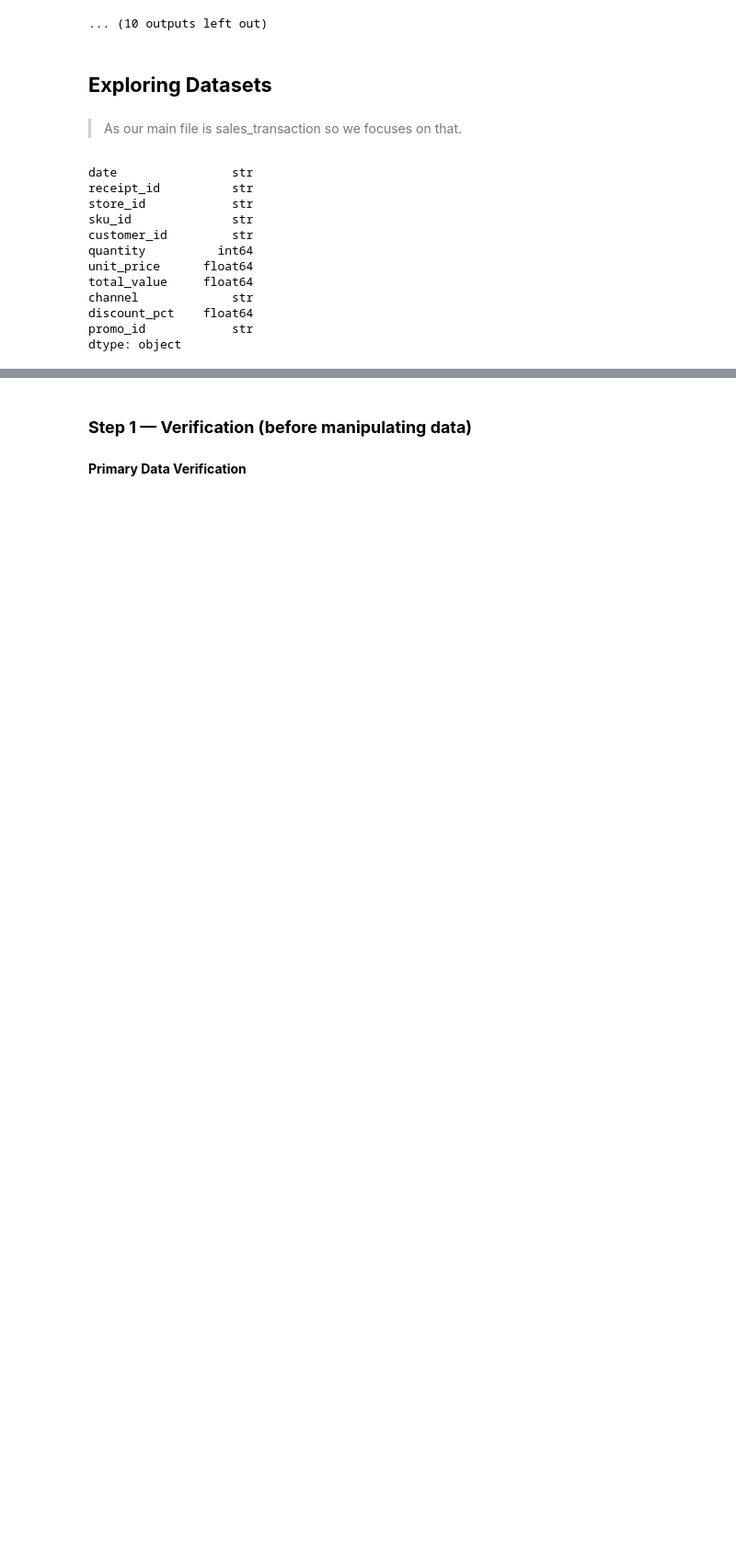
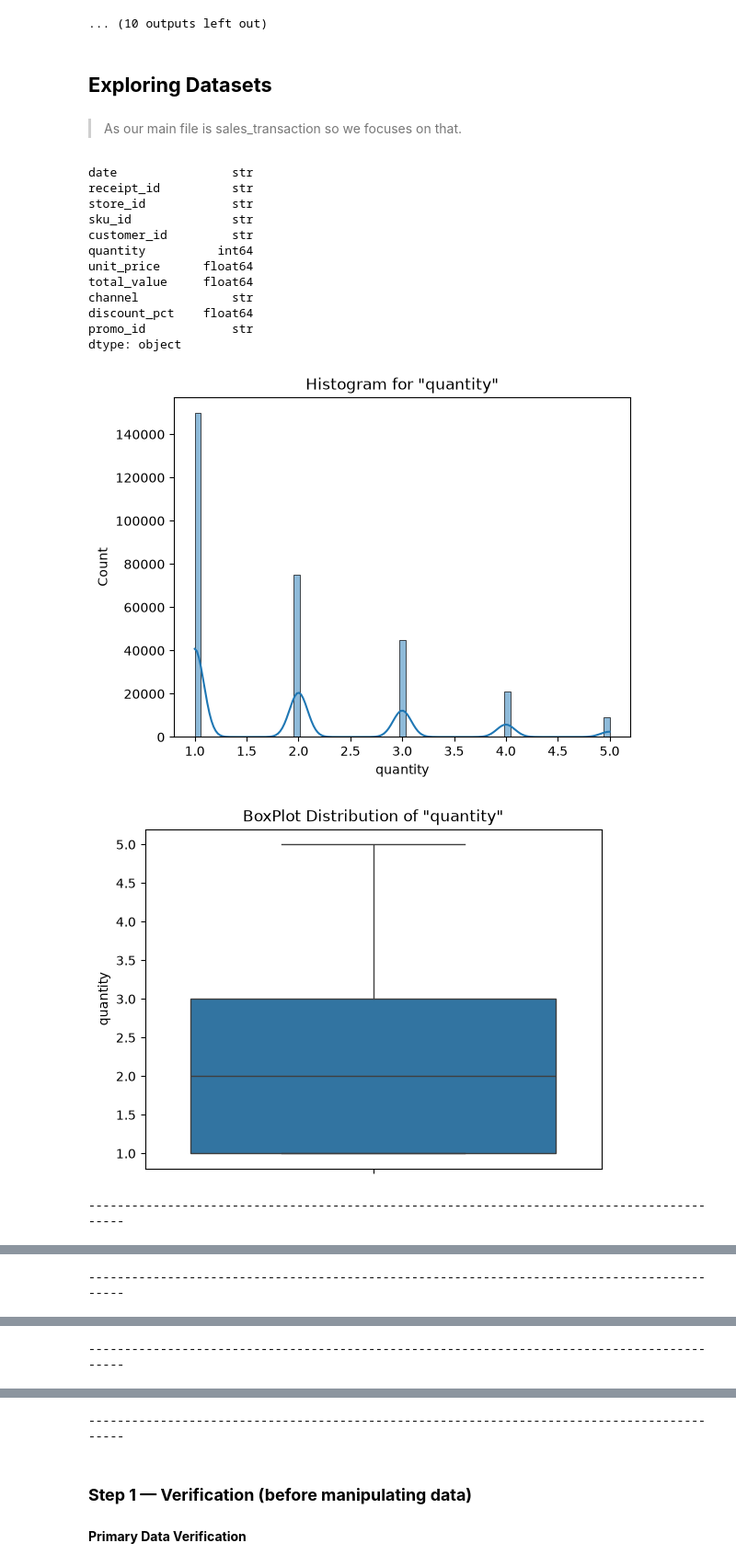
Before and after one commit to Rayyan-DevSpace/Zidio-Data-Science-Analytics-Internship, a Jupyter notebook: 01_EDA_&_Data_Preparation.ipynb, the cells around one changed output, grey strips where cells are left out. Shown at 92% size. Drawn from its saved outputs; the diff is of its cells as text; code cells hidden in the pictures; blank space fills up the shorter version.

```diff
--- a/01_EDA_&_Data_Preparation.ipynb
+++ b/01_EDA_&_Data_Preparation.ipynb
@@ -337,21 +337,27 @@ channel             str
 discount_pct    float64
 promo_id            str
 dtype: object
+# %%
+df_sales = df['sales_transactions'].iloc[:300000]
 # %%
 columns = ['quantity', 'unit_price', 'total_value', 'discount_pct']
 # %%
 for col in columns:
     # 1. Histogram
-    sns.histplot(data=df["sales_transactions"], x=col,kde=True)
-    plt.title(f"Log-Scaled Histogram for \"{col}\"")
+    sns.histplot(data=df_sales, x=col,kde=True)
+    plt.title(f"Histogram for \"{col}\"")
     plt.show()
 
     # 2. Boxplot
-    sns.boxplot(data=df["sales_transactions"], y=col)
+    sns.boxplot(data=df_sales, y=col)
     # plt.yscale("log")
-    plt.title(f"Log-Scaled BoxPlot Distribution of \"{col}\"")
+    plt.title(f"BoxPlot Distribution of \"{col}\"")
     plt.show()
 
     print(
         "-------------------------------------------------------------------------------------------"
     )
+# %% [output]
+[figure, added]
+[figure, added]
+-------------------------------------------------------------------------------------------
@@ -357,0 +366 @@ for col in columns:
+-------------------------------------------------------------------------------------------
@@ -357,0 +369 @@ for col in columns:
+-------------------------------------------------------------------------------------------
@@ -358,3 +372,4 @@ for col in columns:
+-------------------------------------------------------------------------------------------
 # %% [markdown]
 ### **Step 1 — Verification (before manipulating data)**
 # %% [markdown]
```
Also changed, not shown: parts of 7 cells of this notebook.
